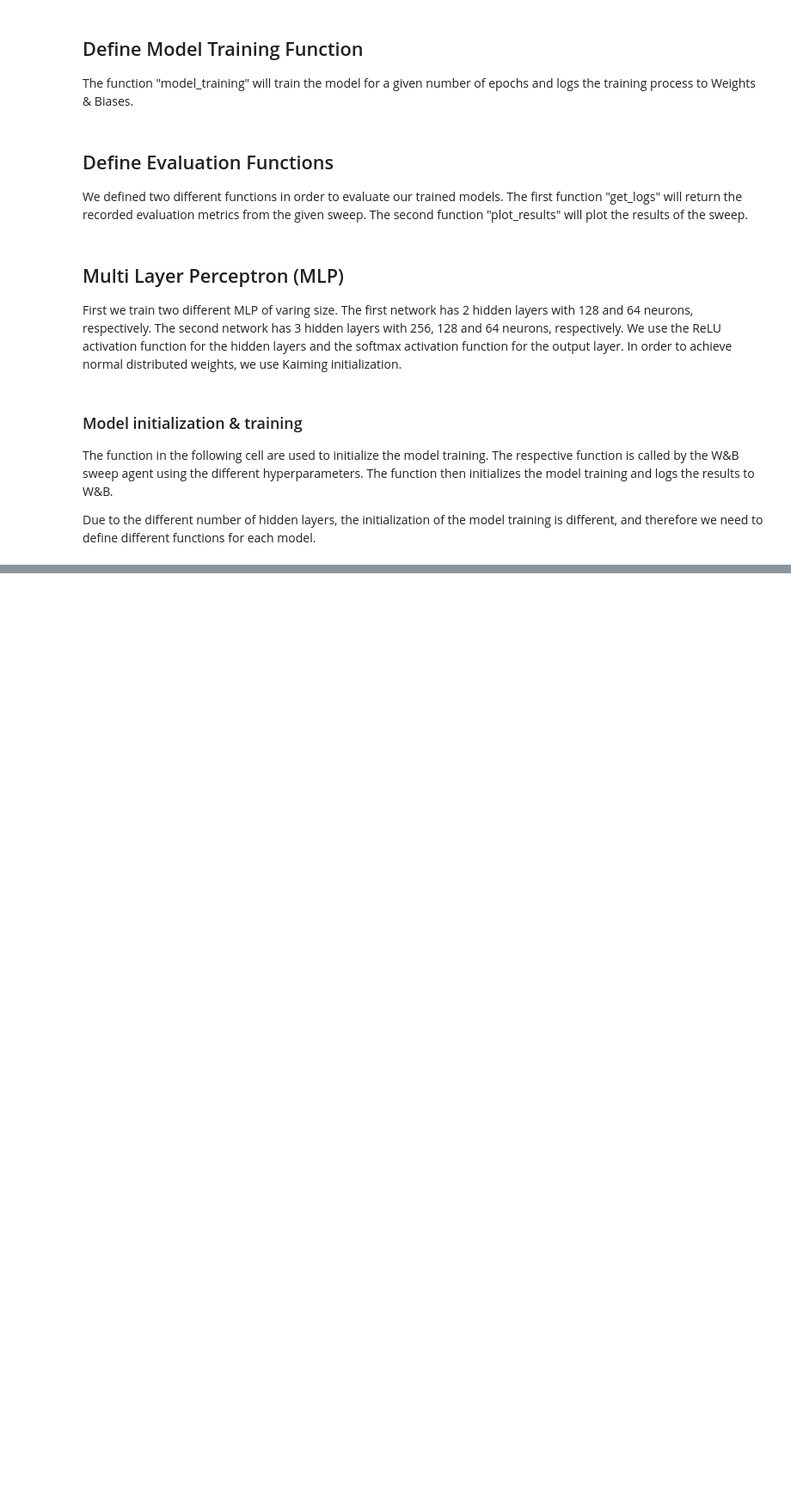
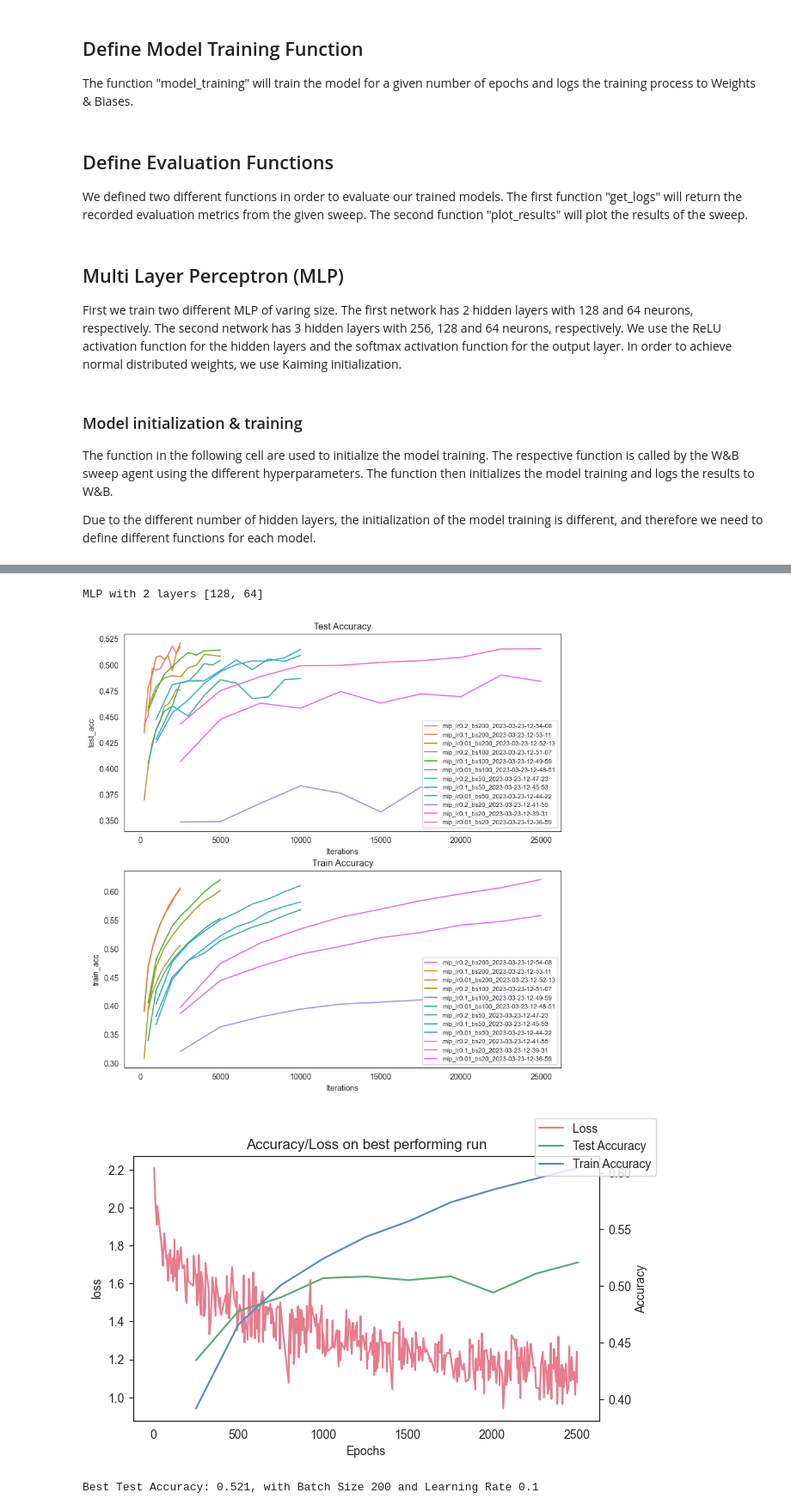
Before and after one commit to lukasreber/del_mc1, a Jupyter notebook: mc1.ipynb, the cells around one changed output, grey strips where cells are left out. Shown at 86% size. Cells and saved outputs as stored; diff of their text form; code cells hidden in the pictures; blank space fills up the shorter version.

Commit message:
saving models + update description + next steps

```diff
--- a/mc1.ipynb
+++ b/mc1.ipynb
@@ -263,39 +269,35 @@ def get_logs(sweep_id):
 
     return summaries, configs, accuracies, losses
 # %%
-def plot_results(summaries,configs,accuracies,losses):
+def plot_results(summaries, configs, accuracies, losses, lr_bsize, title):
+
+    print(title)
     sns.set_style("white")
 
     # prepare data
     merged_data = pd.merge(summaries, configs, on='run')
 
     # plot results
-    fig, axes = plt.subplots(3, figsize=(15,20))
+    fig, axes = plt.subplots(2, figsize=(10,10))
 
     # Test Accuracy
     ax = sns.lineplot(data=accuracies, x='_step', y='test_acc', hue='run', ax=axes[0])
-    ax.set(xlabel='Epochs')
+    ax.set(xlabel='Iterations')
     ax.title.set_text('Test Accuracy')
+    ax.legend(loc='lower right', fontsize=8)
 
     # Train Accuracy
     ax2 = sns.lineplot(data=accuracies, x='_step', y='train_acc', hue='run', ax=axes[1])
-    ax2.set(xlabel='Epochs')
+    ax2.set(xlabel='Iterations')
     ax2.title.set_text('Train Accuracy')
+    ax2.legend(loc='lower right', fontsize=8)
 
-    # Heatmap
-    ax3 = sns.heatmap(pd.pivot_table(merged_data,index='batch_size',columns='learning_rate',values='test_acc',aggfunc='max'), annot=True, ax=axes[2])
-    ax3.set(xlabel='Learning Rate', ylabel='Batch Size')
-    ax3.title.set_text('Test Accuracy over Learning Rate & Batch Size')
-    plt.show()
-
-    # explain the results
     best_run = merged_data.iloc[merged_data['test_acc'].idxmax()]
-    print(f'Best Test Accuracy: {best_run.test_acc}, with Batch Size {best_run.batch_size} and Learning Rate {best_run.learning_rate}' )
 
     # compare training and test accuracy on best run
     best_run_acc = accuracies[accuracies['run'] == best_run.run]
     best_run_loss = losses[losses['run'] == best_run.run]
-    fig, axes = plt.subplots(figsize=(10,5))
+    fig, axes = plt.subplots(figsize=(7,4))
     ax = sns.lineplot(data=best_run_loss, x='_step', y='loss', ax=axes, label='Loss', legend=None, color='#e77c8d')
     ax.set(xlabel='Epochs')
     ax2 = ax.twinx()
@@ -305,6 +307,21 @@ def plot_results(summaries,configs,accuracies,losses):
     ax.title.set_text('Accuracy/Loss on best performing run')
     ax.figure.legend()
     plt.show()
+
+    # explain the results
+    print(f'Best Test Accuracy: {best_run.test_acc}, with Batch Size {best_run.batch_size} and Learning Rate {best_run.learning_rate}, run: {best_run.run}' )
+
+    # load model for summary info
+    model = torch.load(f'./models/{best_run.run}.pth')
+    model = model.to('cpu')
+    print(summary(model, (3, 32, 32)))
+
+    if lr_bsize:
+        # Heatmap
+        plot = sns.heatmap(pd.pivot_table(merged_data,index='batch_size',columns='learning_rate',values='test_acc',aggfunc='max'), annot=True)
+        plot.set(xlabel='Learning Rate', ylabel='Batch Size')
+        plot.title.set_text('Test Accuracy over Learning Rate & Batch Size')
+        plt.show()
 # %% [markdown]
 ## Multi Layer Perceptron (MLP)
 
@@ -498,0 +450,10 @@ wandb.agent(sweep_id, function=train_mlp_2)
+# %%
+summary, configs, accuracies, losses = get_logs('7nhvg1tm')
+nr_layers = len(configs.loc[0,'hidden_layers'])
+layers = configs.loc[0,'hidden_layers']
+plot_results(summary, configs, accuracies, losses, True, f'MLP with {nr_layers} layers {layers}')
+# %% [output]
+MLP with 2 layers [128, 64]
+[figure, added]
+[figure, added]
+Best Test Accuracy: 0.521, with Batch Size 200 and Learning Rate 0.1
```
Also changed, not shown: parts of 35 cells of this notebook.
